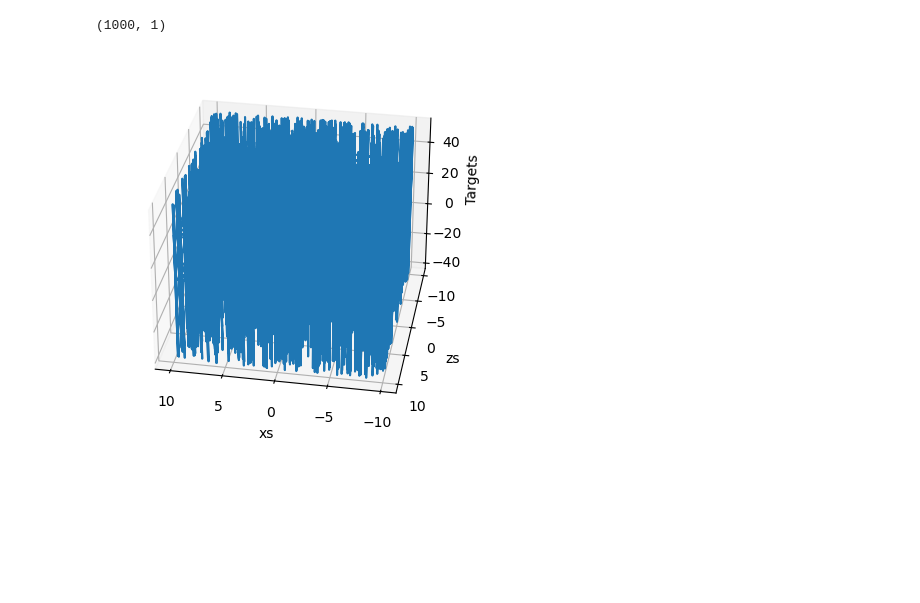
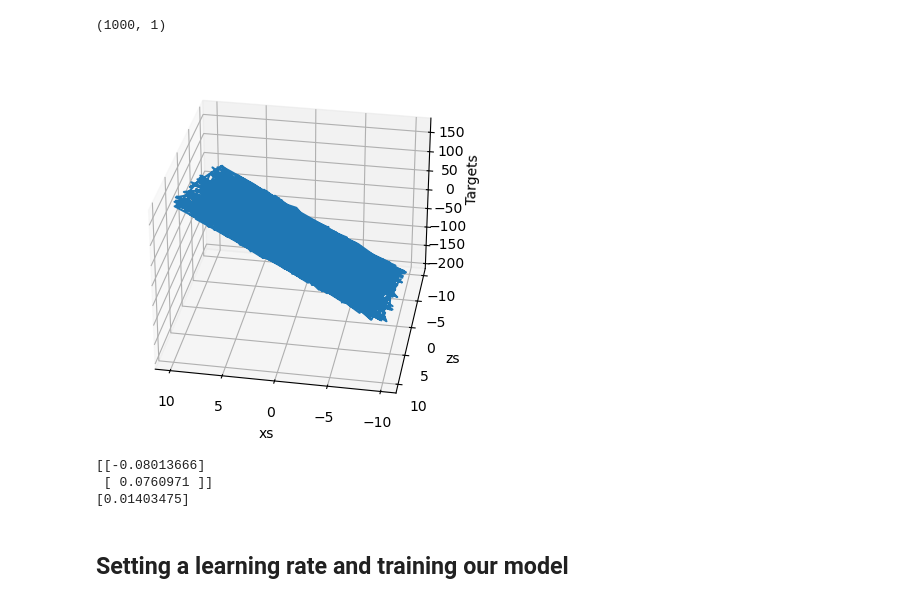
Before and after one commit to WaheedShaq/stats-and-ai-learning, a Jupyter notebook: Deep Learning - Minimal Example.ipynb, the cells around one changed output. Drawn from its saved outputs; the diff is of its cells as text; code cells hidden in the pictures; blank space fills up the shorter version.

```diff
--- a/Deep Learning - Minimal Example.ipynb
+++ b/Deep Learning - Minimal Example.ipynb
@@ -28,20 +28,33 @@ print(inputs.shape)
 ## Creating the targets we will aim at
 
 noise = np.random.uniform(-1,1,(observations,1))
-targets = 2*xs - 3*zs + 5 + noise
+targets = 13*xs + 7*zs - 12 + noise
 print(targets.shape)
 # %% [output]
 (1000, 1)
 # %%
 targets = targets.reshape(observations,)
 fig = plt.figure()
 ax = fig.add_subplot(111, projection ='3d')
-ax.plot(xs,zs, targets)
+ax.plot(xs.reshape(observations,),zs.reshape(observations,), targets.reshape(observations,))
 ax.set_xlabel('xs')
 ax.set_ylabel('zs')
 ax.set_zlabel('Targets')
 ax.view_init(azim = 100)
 plt.show()
 targets = targets.reshape(observations,1)
 # %% [output]
-[figure, old version]
+[figure, new version]
+# %%
+## initiating a variable that will have the initial weights and biases that will be picked randomly from an interval of -0.1 and 0.1
+init_range = 0.1
+weights = np.random.uniform(-init_range,init_range,size=(2,1))
+biases = np.random.uniform(-init_range,init_range,size=1)
+print(weights)
+print(biases)
+# %% [output]
+[[-0.08013666]
+ [ 0.0760971 ]]
+[0.01403475]
+# %% [markdown]
+## Setting a learning rate and training our model
```
Also changed, not shown: parts of 4 cells of this notebook.
